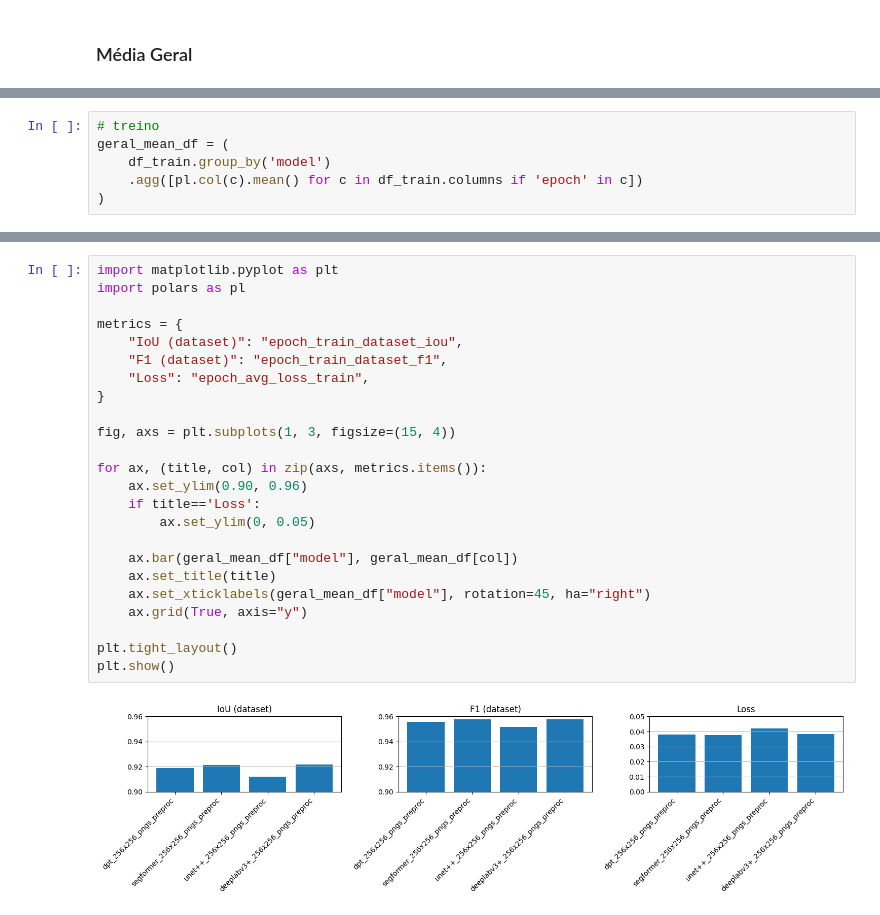
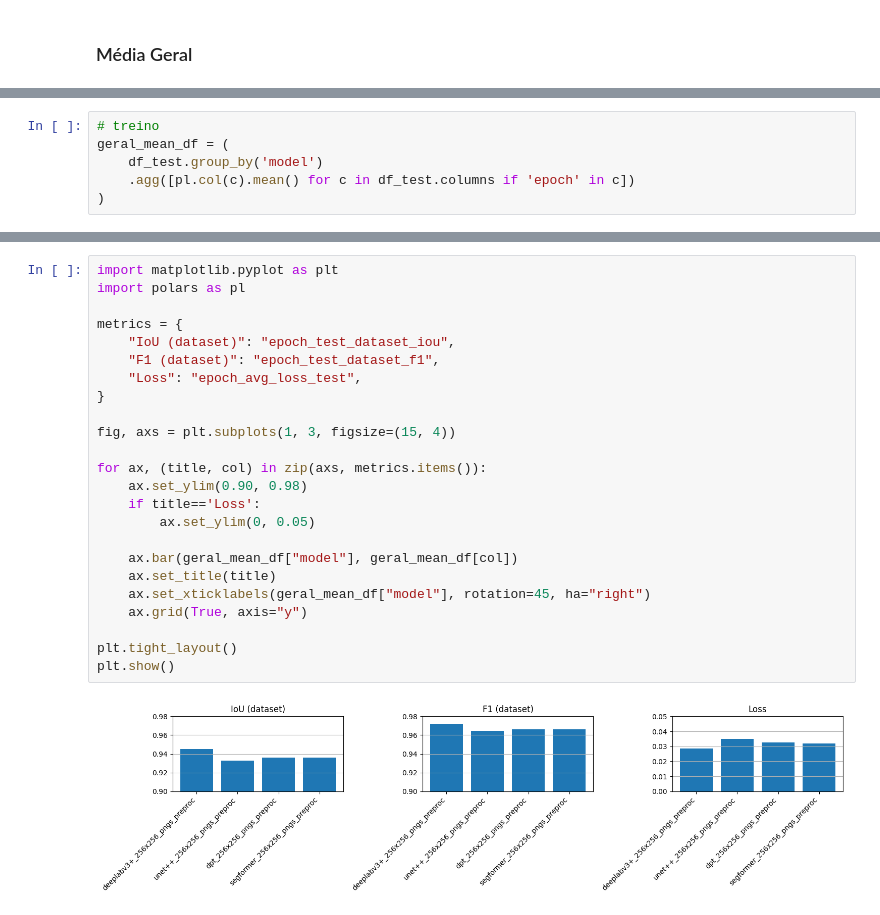
Before and after one commit to ermeson-alves/meu_tcc, a Jupyter notebook: notebooks/3- Agregação dos Resultados.ipynb, the cells around one changed output, grey strips where cells are left out. Cells and saved outputs as stored; diff of their text form.

```diff
--- a/notebooks/3- Agregação dos Resultados.ipynb
+++ b/notebooks/3- Agregação dos Resultados.ipynb
@@ -115,8 +115,8 @@ shape: (300, 12)
 # %%
 # treino
 geral_mean_df = (
-    df_train.group_by('model')
-    .agg([pl.col(c).mean() for c in df_train.columns if 'epoch' in c])
+    df_test.group_by('model')
+    .agg([pl.col(c).mean() for c in df_test.columns if 'epoch' in c])
 )
 # %%
 geral_mean_df
@@ -131,26 +131,26 @@ shape: (4, 10)
 # %%
 import matplotlib.pyplot as plt
 import polars as pl
 
 metrics = {
-    "IoU (dataset)": "epoch_train_dataset_iou",
-    "F1 (dataset)": "epoch_train_dataset_f1",
-    "Loss": "epoch_avg_loss_train",
+    "IoU (dataset)": "epoch_test_dataset_iou",
+    "F1 (dataset)": "epoch_test_dataset_f1",
+    "Loss": "epoch_avg_loss_test",
 }
 
 fig, axs = plt.subplots(1, 3, figsize=(15, 4))
 
 for ax, (title, col) in zip(axs, metrics.items()):
-    ax.set_ylim(0.90, 0.96)
+    ax.set_ylim(0.90, 0.98)
     if title=='Loss':
         ax.set_ylim(0, 0.05)
 
     ax.bar(geral_mean_df["model"], geral_mean_df[col])
     ax.set_title(title)
     ax.set_xticklabels(geral_mean_df["model"], rotation=45, ha="right")
     ax.grid(True, axis="y")
 
 plt.tight_layout()
 plt.show()
 # %% [output]
-[figure, old version]
+[figure, new version]
```
Also changed, not shown: parts of 7 cells of this notebook, 2 other files.
